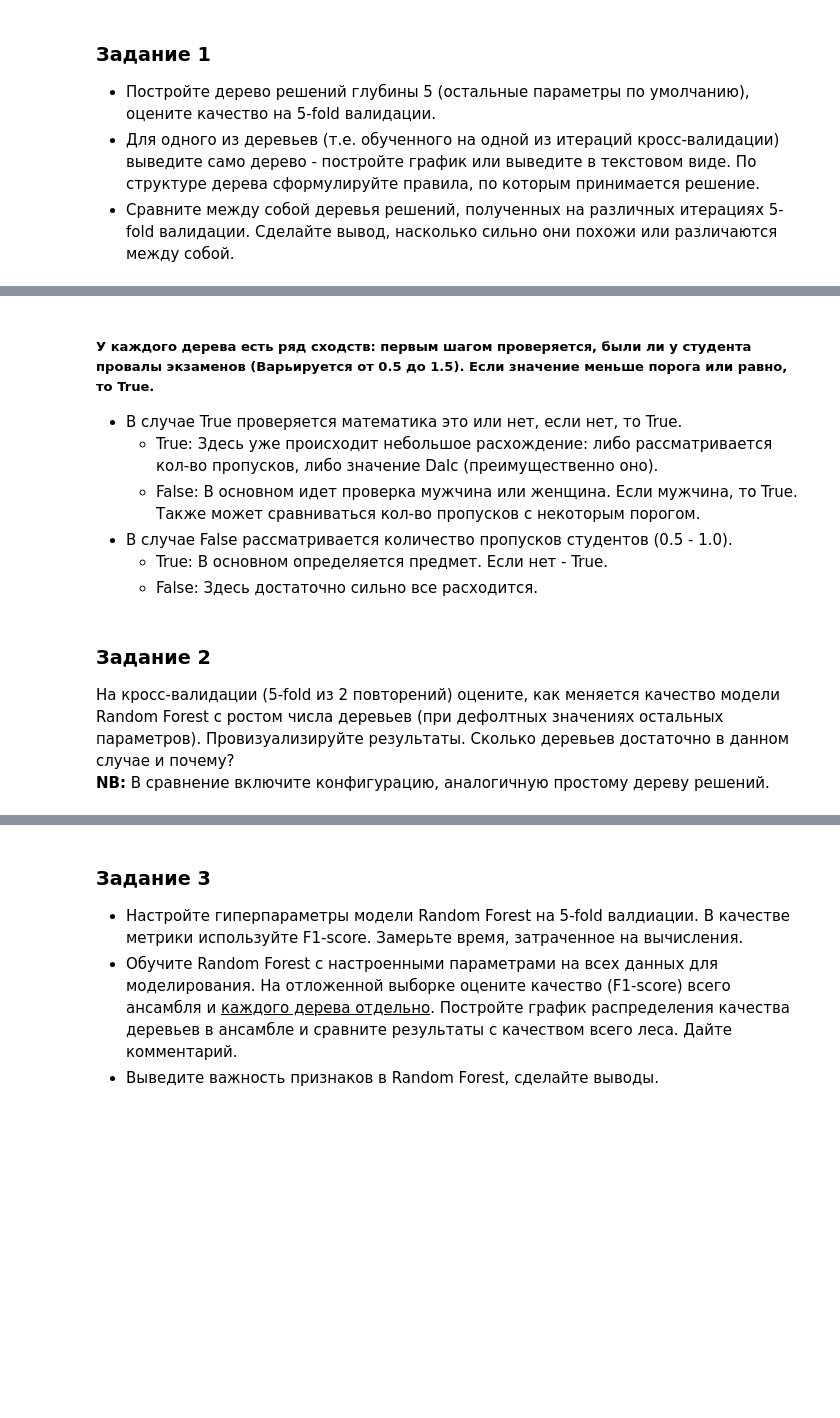
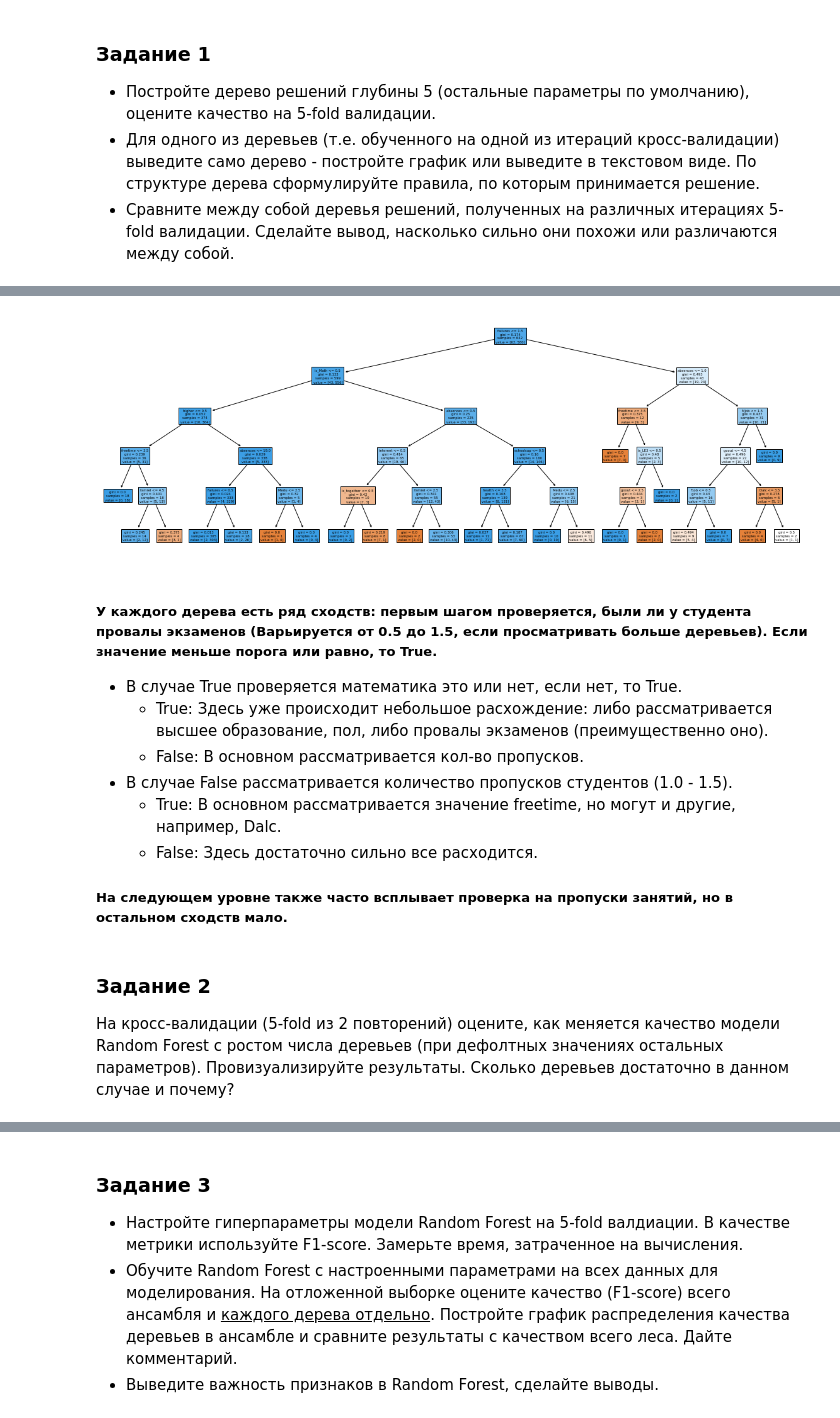
Before and after one commit to olesyani/data_analysis_labs, a Jupyter notebook: lab4/Lab_3.Supervised_Learning.ipynb, the cells around one changed output, grey strips where cells are left out. Drawn from its saved outputs; the diff is of its cells as text; code cells hidden in the pictures; blank space fills up the shorter version.

```diff
--- a/lab4/Lab_3.Supervised_Learning.ipynb
+++ b/lab4/Lab_3.Supervised_Learning.ipynb
@@ -498,19 +537,22 @@ _ = plot_tree(trees[2], feature_names=X_train_b.columns, filled=True)
 # %%
 plt.figure(figsize=(20, 7))
-_ = plot_tree(trees[6], feature_names=X_train_b.columns, filled=True)
+_ = plot_tree(trees[5], feature_names=X_train_b.columns, filled=True)
+# %% [output]
+[figure, added]
 # %% [markdown]
-##### У каждого дерева есть ряд сходств: первым шагом проверяется, были ли у студента провалы экзаменов (Варьируется от 0.5 до 1.5). Если значение меньше порога или равно, то True.
+##### У каждого дерева есть ряд сходств: первым шагом проверяется, были ли у студента провалы экзаменов (Варьируется от 0.5 до 1.5, если просматривать больше деревьев). Если значение меньше порога или равно, то True.
 - В случае True проверяется математика это или нет, если нет, то True.
-    - True: Здесь уже происходит небольшое расхождение: либо рассматривается кол-во пропусков, либо значение Dalc (преимущественно оно).
-    - False: В основном идет проверка мужчина или женщина. Если мужчина, то True. Также может сравниваться кол-во пропусков с некоторым порогом.
-- В случае False рассматривается количество пропусков студентов (0.5 - 1.0).
-    - True: В основном определяется предмет. Если нет - True.
+    - True: Здесь уже происходит небольшое расхождение: либо рассматривается высшее образование, пол, либо провалы экзаменов (преимущественно оно).
+    - False: В основном рассматривается кол-во пропусков.
+- В случае False рассматривается количество пропусков студентов (1.0 - 1.5).
+    - True: В основном рассматривается значение freetime, но могут и другие, например, Dalc.
     - False: Здесь достаточно сильно все расходится.
+
+##### На следующем уровне также часто всплывает проверка на пропуски занятий, но в остальном сходств мало.
 # %% [markdown]
 ### Задание 2
 
 На кросс-валидации (5-fold из 2 повторений) оцените, как меняется качество модели Random Forest с ростом числа деревьев (при дефолтных значениях остальных параметров). Провизуализируйте результаты. Сколько деревьев достаточно в данном случае и почему?
-**NB:** В сравнение включите конфигурацию, аналогичную простому дереву решений.
 # %%
 rskf = RepeatedStratifiedKFold(n_splits=5, n_repeats=2)
 values = []
```
Also changed, not shown: parts of 31 cells of this notebook, 1 other file.
